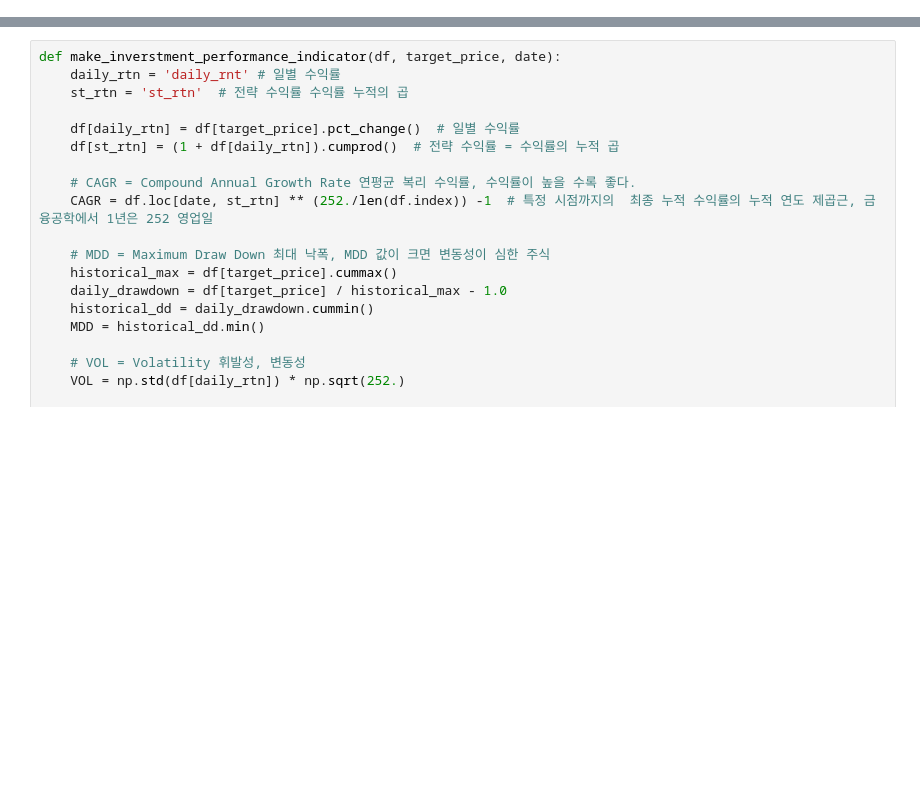
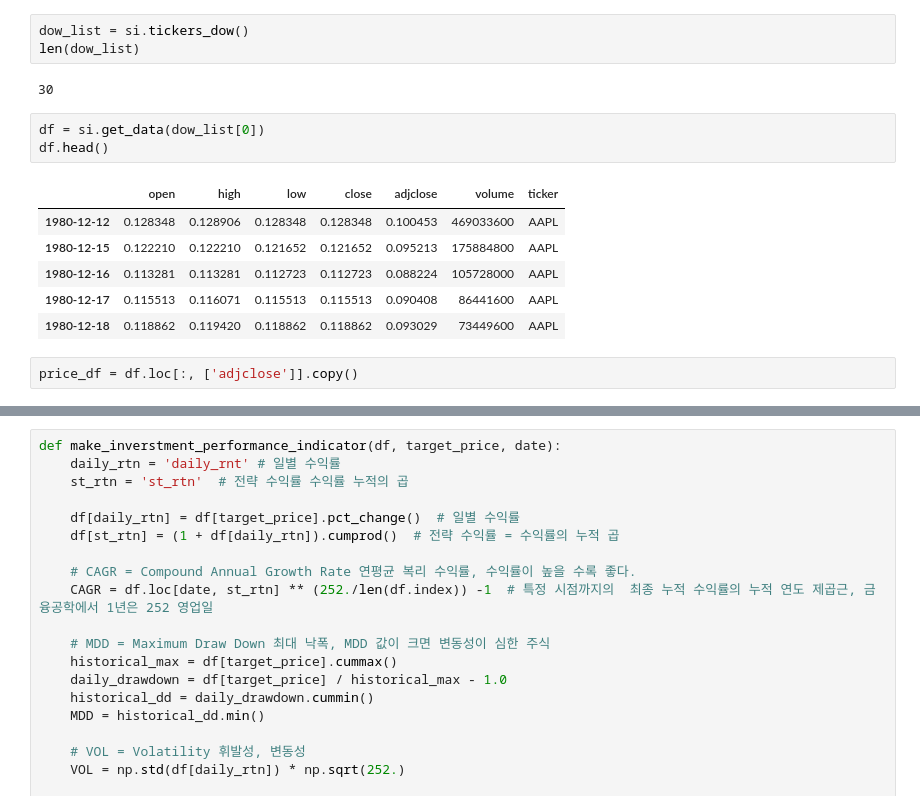
Before and after one commit to GIMINSU/DataAnalysis, a Jupyter notebook: financedatareader.ipynb, the cells around one changed output, grey strips where cells are left out. Drawn from its saved outputs; the diff is of its cells as text; blank space fills up the shorter version.

```diff
--- a/financedatareader.ipynb
+++ b/financedatareader.ipynb
@@ -0,0 +15,17 @@
+# %%
+dow_list = si.tickers_dow()
+len(dow_list)
+# %% [output]
+30
+# %%
+df = si.get_data(dow_list[0])
+df.head()
+# %% [output]
+|  | open | high | low | close | adjclose | volume | ticker |
+| 1980-12-12 | 0.128348 | 0.128906 | 0.128348 | 0.128348 | 0.100453 | 469033600 | AAPL |
+| 1980-12-15 | 0.122210 | 0.122210 | 0.121652 | 0.121652 | 0.095213 | 175884800 | AAPL |
+| 1980-12-16 | 0.113281 | 0.113281 | 0.112723 | 0.112723 | 0.088224 | 105728000 | AAPL |
+| 1980-12-17 | 0.115513 | 0.116071 | 0.115513 | 0.115513 | 0.090408 | 86441600 | AAPL |
+| 1980-12-18 | 0.118862 | 0.119420 | 0.118862 | 0.118862 | 0.093029 | 73449600 | AAPL |
+# %%
+price_df = df.loc[:, ['adjclose']].copy()
```
Also changed, not shown: parts of 28 cells of this notebook.
